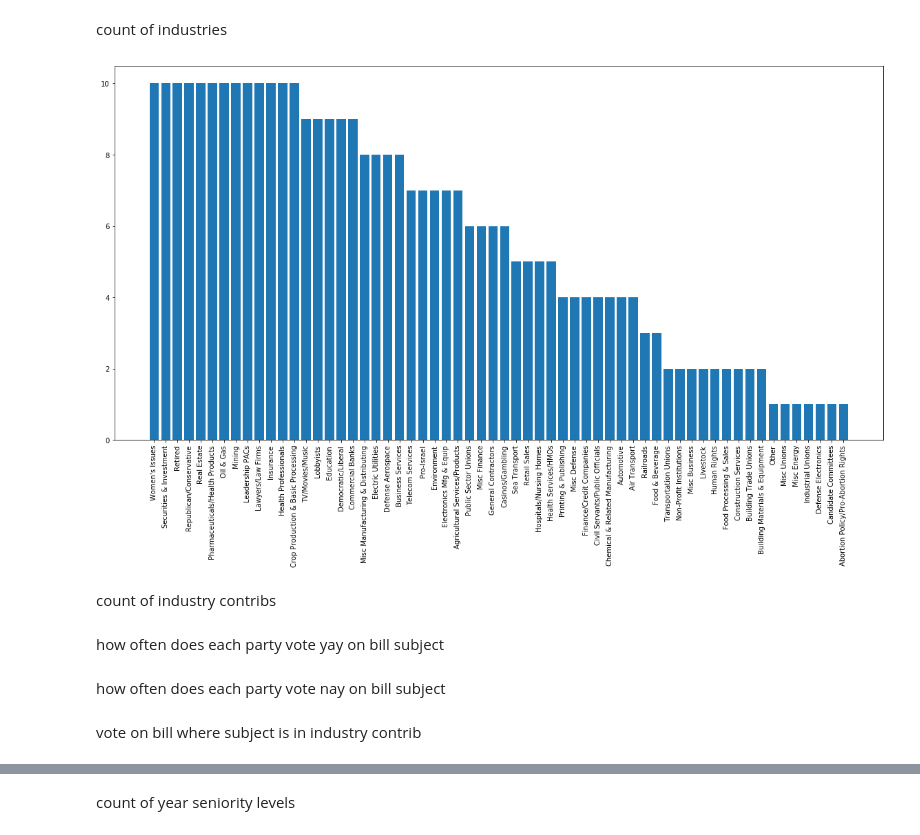
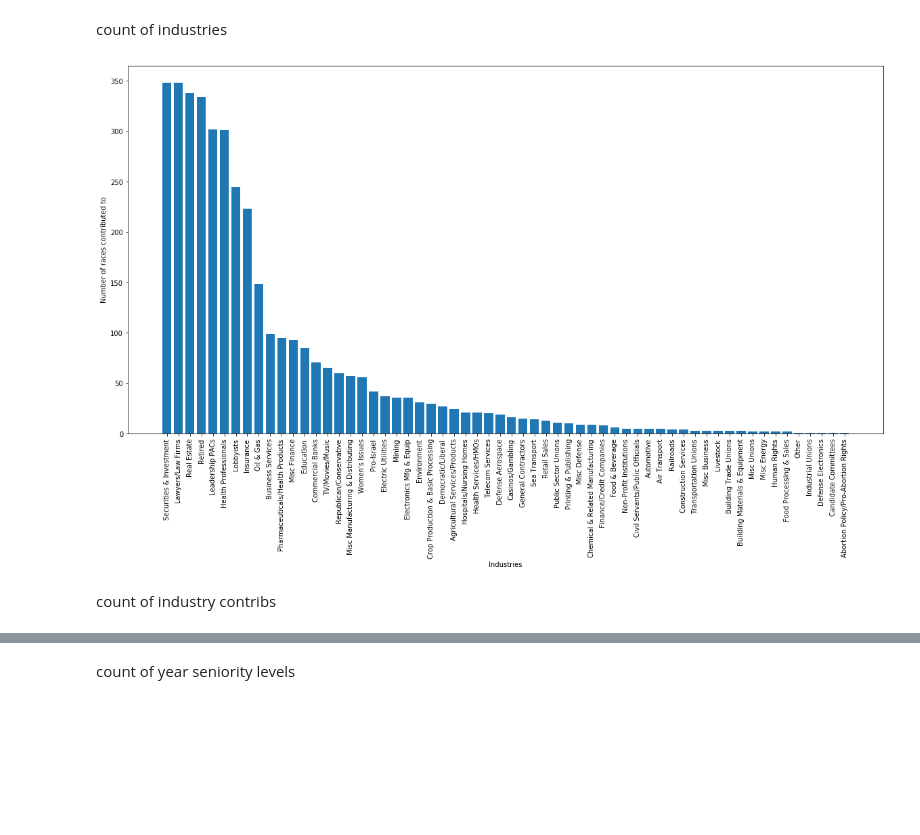
Before and after one commit to zapatos24/senator_nlp_vote_prediction, a Jupyter notebook: Ideas_for_EDA.ipynb, the cells around one changed output, grey strips where cells are left out. Drawn from its saved outputs; the diff is of its cells as text; code cells hidden in the pictures; blank space fills up the shorter version.

Commit message:
add EDA plotting for industry questions and nominate score linear relationships

```diff
--- a/Ideas_for_EDA.ipynb
+++ b/Ideas_for_EDA.ipynb
@@ -80,3 +78,6 @@ plt.show()
 (14, "Veterans' medical care")
 (14, 'Israel')
 [figure]
+# %%
+senators_by_cong = main_df.drop_duplicates(subset=['congress', 'bioguide_id'], keep='last')
+senators_by_cong
@@ -92,24 +100,27 @@ industries = [x for x in industries if pd.notna(x)]
 # %%
-count_industry = []
-for i in sorted(set(industries)):
-    count_industry.append((industries.count(i), i))
+industry_count = {}
+for i in range(10):
+    industries = senators_by_cong['Industry_{}'.format(i)].values
+    for j in industries:
+        try:
+            industry_count[j] += 1
+        except:
+            industry_count.update({j: 1})
 
-sorted(count_industry)
+industry_count
 
-x = [x[1] for x in sorted(count_industry, reverse=True)]
-y = [x[0] for x in sorted(count_industry, reverse=True)]
+sort_industry = sorted(list(zip(industry_count.values(), industry_count.keys())), reverse=True)
+
+x = [x[1] for x in sort_industry]
+y = [x[0] for x in sort_industry]
 
 plt.figure(figsize=(20,10))
 plt.bar(x,y)
 plt.xticks(rotation=90)
+plt.xlabel('Industries')
+plt.ylabel('Number of races contributed to')
 plt.show()
 # %% [output]
-[figure, old version]
+[figure, new version]
 # %% [markdown]
 count of industry contribs
-# %% [markdown]
-how often does each party vote yay on bill subject
-# %% [markdown]
-how often does each party vote nay on bill subject
-# %% [markdown]
-vote on bill where subject is in industry contrib
```
Also changed, not shown: parts of 27 cells of this notebook.
